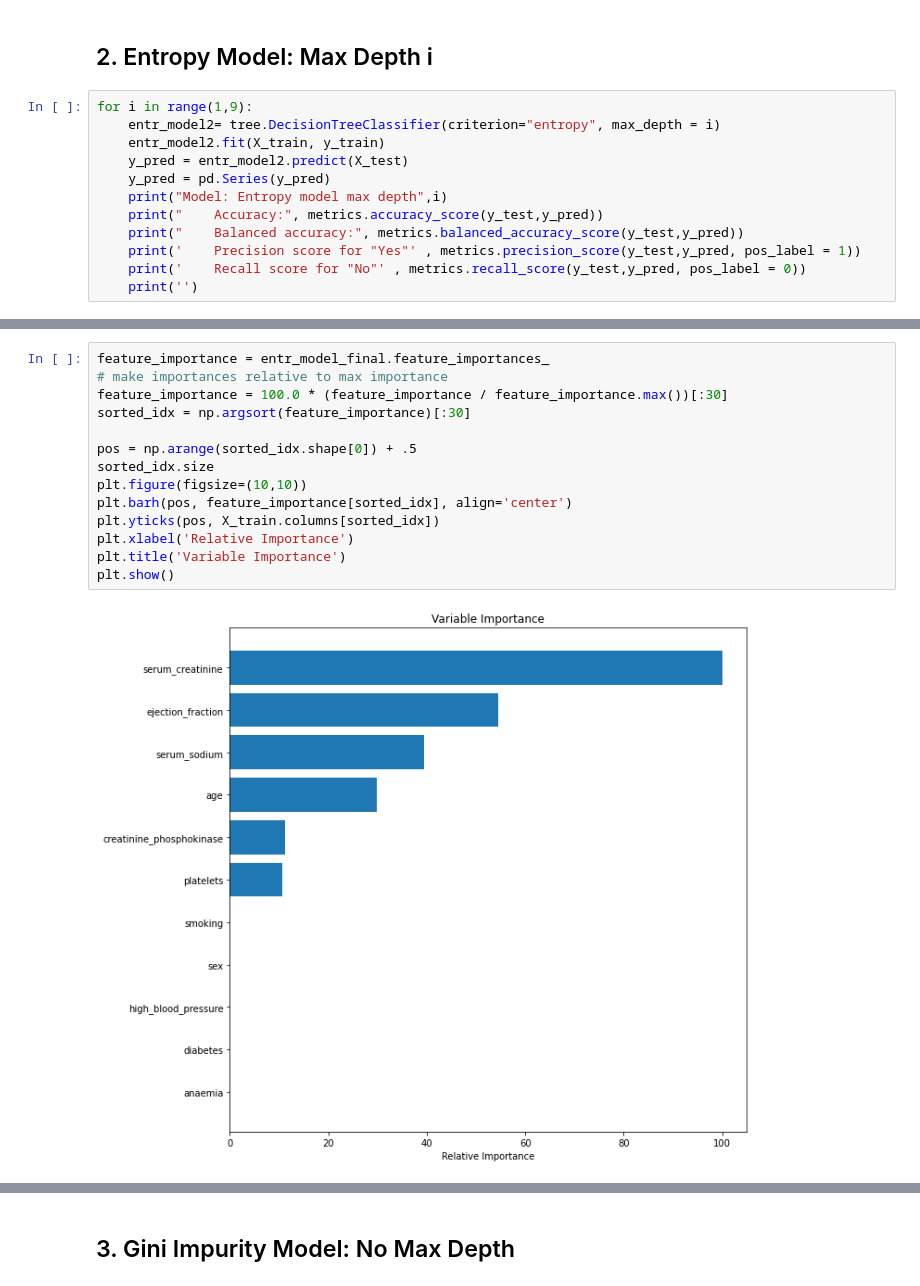
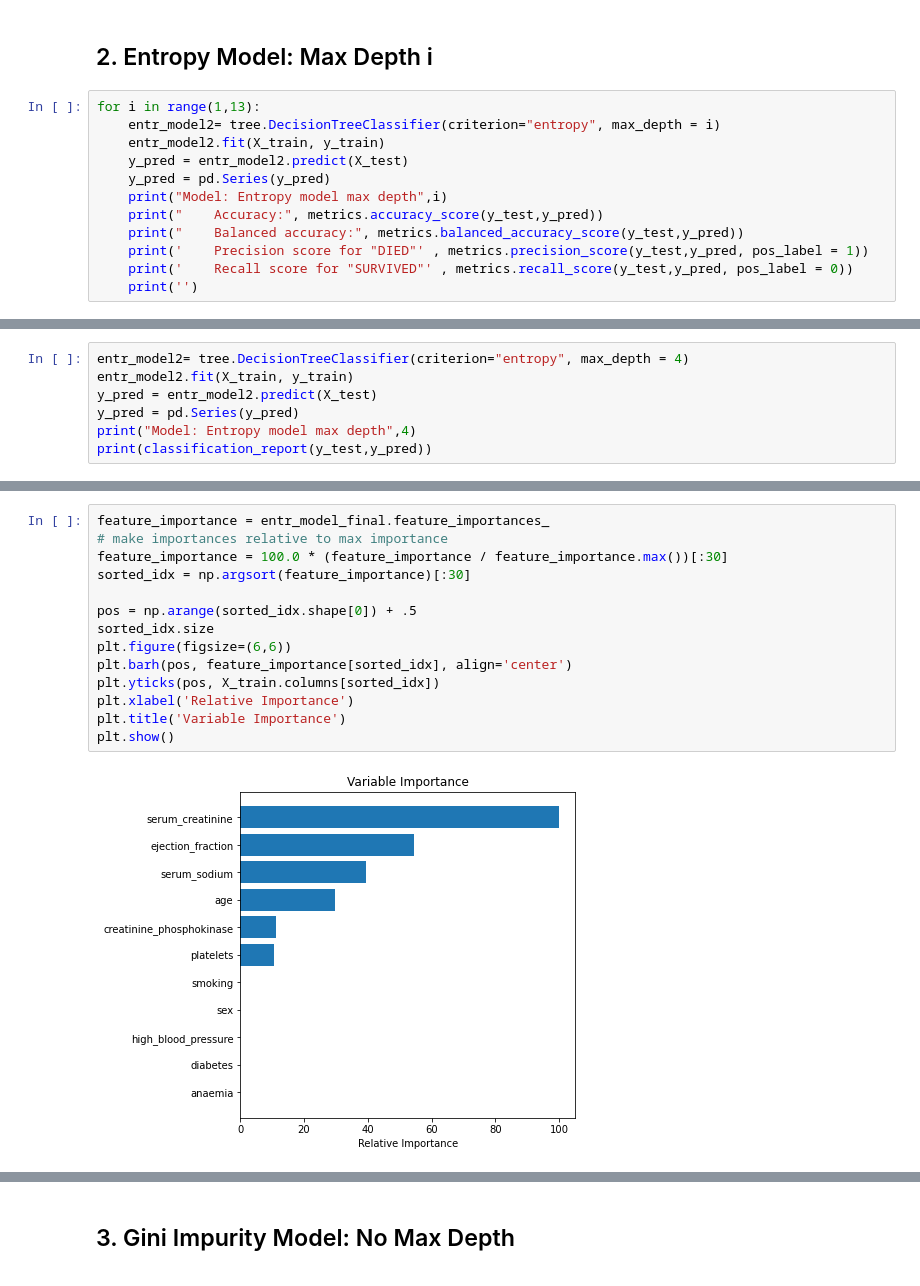
Before and after one commit to jk951103/kek, a Jupyter notebook: capstone2-Modeling.ipynb, the cells around one changed output, grey strips where cells are left out. Cells and saved outputs as stored; diff of their text form.

```diff
--- a/capstone2-Modeling.ipynb
+++ b/capstone2-Modeling.ipynb
@@ -85,7 +87,7 @@ A simple decision tree
 # %% [markdown]
 ## 2. Entropy Model: Max Depth i
 # %%
-for i in range(1,9):
+for i in range(1,13):
     entr_model2= tree.DecisionTreeClassifier(criterion="entropy", max_depth = i)
     entr_model2.fit(X_train, y_train)
     y_pred = entr_model2.predict(X_test)
@@ -93,8 +95,8 @@ for i in range(1,9):
     print("Model: Entropy model max depth",i)
     print("    Accuracy:", metrics.accuracy_score(y_test,y_pred))
     print("    Balanced accuracy:", metrics.balanced_accuracy_score(y_test,y_pred))
-    print('    Precision score for "Yes"' , metrics.precision_score(y_test,y_pred, pos_label = 1))
-    print('    Recall score for "No"' , metrics.recall_score(y_test,y_pred, pos_label = 0))
+    print('    Precision score for "DIED"' , metrics.precision_score(y_test,y_pred, pos_label = 1))
+    print('    Recall score for "SURVIVED"' , metrics.recall_score(y_test,y_pred, pos_label = 0))
     print('')
 # %% [output]
 Model: Entropy model max depth 1
@@ -116,0 +121,7 @@ Model: Entropy model max depth 2
+# %%
+entr_model2= tree.DecisionTreeClassifier(criterion="entropy", max_depth = 4)
+entr_model2.fit(X_train, y_train)
+y_pred = entr_model2.predict(X_test)
+y_pred = pd.Series(y_pred)
+print("Model: Entropy model max depth",4)
+print(classification_report(y_test,y_pred))
@@ -137,16 +161,16 @@ plt.show()
 # %%
 feature_importance = entr_model_final.feature_importances_
 # make importances relative to max importance
 feature_importance = 100.0 * (feature_importance / feature_importance.max())[:30]
 sorted_idx = np.argsort(feature_importance)[:30]
 
 pos = np.arange(sorted_idx.shape[0]) + .5
 sorted_idx.size
-plt.figure(figsize=(10,10))
+plt.figure(figsize=(6,6))
 plt.barh(pos, feature_importance[sorted_idx], align='center')
 plt.yticks(pos, X_train.columns[sorted_idx])
 plt.xlabel('Relative Importance')
 plt.title('Variable Importance')
 plt.show()
 # %% [output]
-[figure, old version]
+[figure, new version]
```
Also changed, not shown: parts of 35 cells of this notebook.
